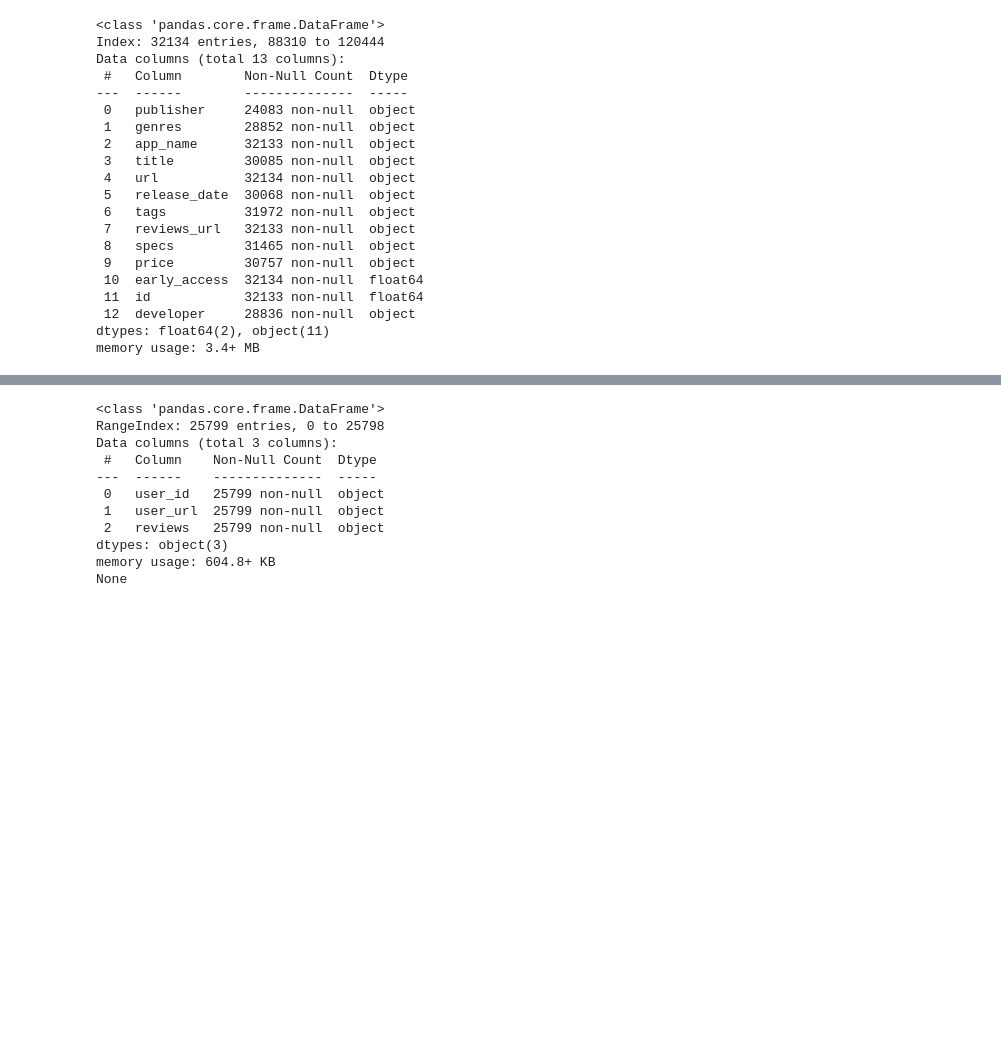
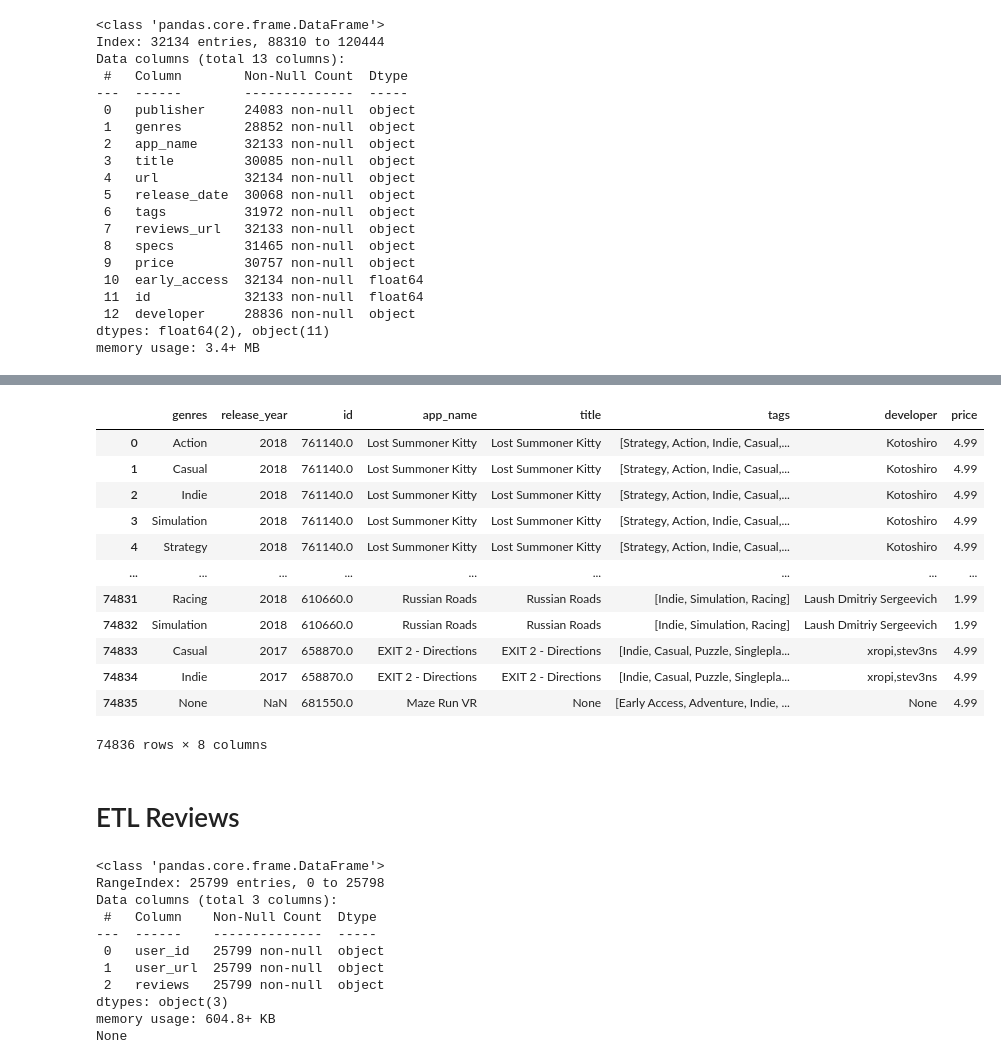
Before and after one commit to DavidVillamizar04/Modelo_recomendacion_steam, a Jupyter notebook: Notebooks/ETL.ipynb, the cells around one changed output, grey strips where cells are left out. Drawn from its saved outputs; the diff is of its cells as text; code cells hidden in the pictures; blank space fills up the shorter version.

```diff
--- a/Notebooks/ETL.ipynb
+++ b/Notebooks/ETL.ipynb
@@ -58,3 +61,7 @@ Data columns (total 13 columns):
  12  developer     28836 non-null  object
 dtypes: float64(2), object(11)
 memory usage: 3.4+ MB
+# %%
+# Extraemos el año de la columna release
+games['release_year'] = games['release_date'].str.extract(r"(\d{4})")
+games.head()
@@ -60,0 +75,3 @@ memory usage: 3.4+ MB
+# %%
+df_games = games[["genres", "release_year", "id", "app_name", "title", "tags", "developer","price"]]
+df_games.head()
@@ -60,0 +85,3 @@ memory usage: 3.4+ MB
+# %%
+df_games['price'] = df_games['price'].fillna(0)
+df_games['price'].isna().sum()
@@ -60,0 +95,3 @@ memory usage: 3.4+ MB
+# %%
+df_games["price"] = df_games["price"].apply(lambda fila : 0.0 if type(fila)==str else float(fila))
+df_games.info()
@@ -60,0 +119,17 @@ memory usage: 3.4+ MB
+# %%
+df_games = df_games.explode('genres').reset_index(drop=True)
+df_games
+# %% [output]
+|  | genres | release_year | id | app_name | title | tags | developer | price |
+| 0 | Action | 2018 | 761140.0 | Lost Summoner Kitty | Lost Summoner Kitty | [Strategy, Action, Indie, Casual,... | Kotoshiro | 4.99 |
+| 1 | Casual | 2018 | 761140.0 | Lost Summoner Kitty | Lost Summoner Kitty | [Strategy, Action, Indie, Casual,... | Kotoshiro | 4.99 |
+| 2 | Indie | 2018 | 761140.0 | Lost Summoner Kitty | Lost Summoner Kitty | [Strategy, Action, Indie, Casual,... | Kotoshiro | 4.99 |
+| 3 | Simulation | 2018 | 761140.0 | Lost Summoner Kitty | Lost Summoner Kitty | [Strategy, Action, Indie, Casual,... | Kotoshiro | 4.99 |
+| 4 | Strategy | 2018 | 761140.0 | Lost Summoner Kitty | Lost Summoner Kitty | [Strategy, Action, Indie, Casual,... | Kotoshiro | 4.99 |
+| ... | ... | ... | ... | ... | ... | ... | ... | ... |
+| 74831 | Racing | 2018 | 610660.0 | Russian Roads | Russian Roads | [Indie, Simulation, Racing] | Laush Dmitriy Sergeevich | 1.99 |
+| 74832 | Simulation | 2018 | 610660.0 | Russian Roads | Russian Roads | [Indie, Simulation, Racing] | Laush Dmitriy Sergeevich | 1.99 |
+| 74833 | Casual | 2017 | 658870.0 | EXIT 2 - Directions | EXIT 2 - Directions | [Indie, Casual, Puzzle, Singlepla... | xropi,stev3ns | 4.99 |
+| 74834 | Indie | 2017 | 658870.0 | EXIT 2 - Directions | EXIT 2 - Directions | [Indie, Casual, Puzzle, Singlepla... | xropi,stev3ns | 4.99 |
+| 74835 | None | NaN | 681550.0 | Maze Run VR | None | [Early Access, Adventure, Indie, ... | None | 4.99 |
+74836 rows × 8 columns
@@ -61,3 +140,5 @@ memory usage: 3.4+ MB
+# %% [markdown]
+# ETL Reviews
 # %%
 # Usando la libreria gzip descomprimimos el archivo user_reviews para poder leerlos con pandas
 with gz.open('../Datasets/JSON/user_reviews.json.gz') as desc:
```
Also changed, not shown: parts of 25 cells of this notebook, 8 other files.
